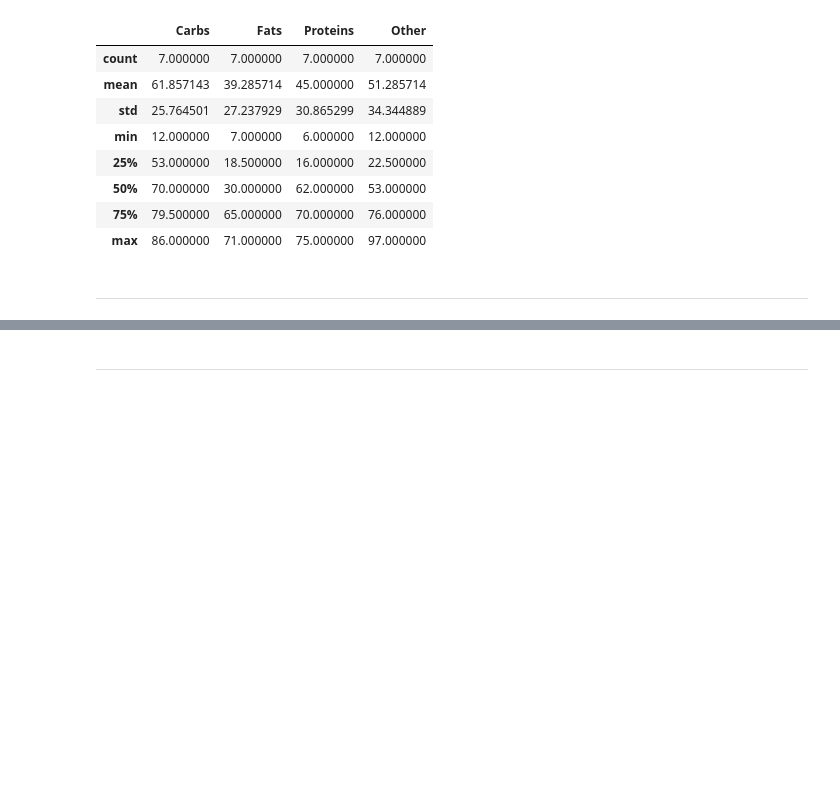
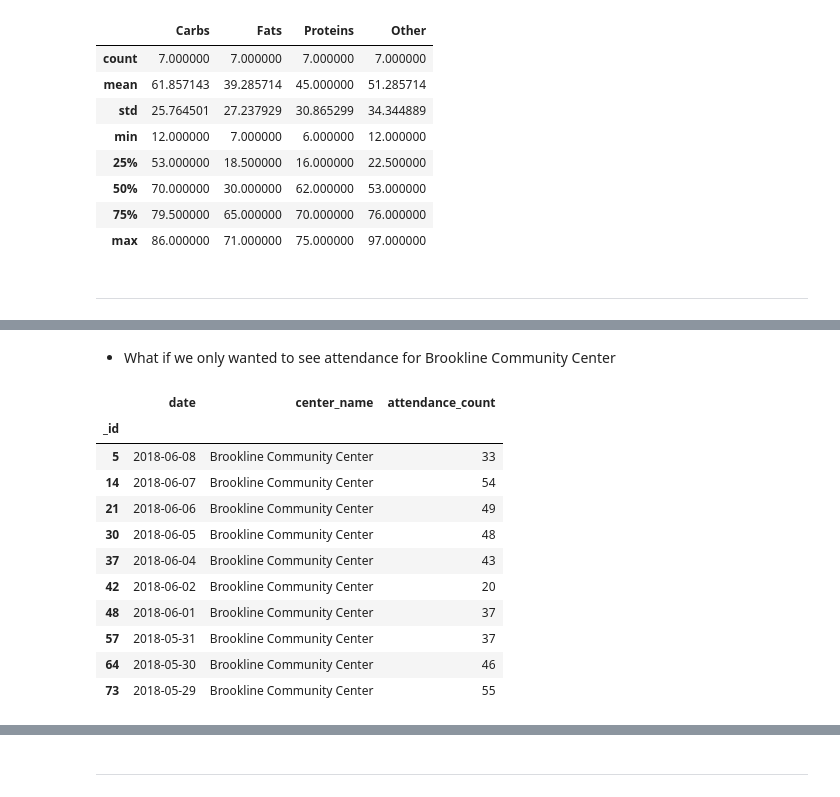
Before and after one commit to RCEatPitt/data-basics-summer-2018, a Jupyter notebook: day-two-pandas/introduction-to-pandas.ipynb, the cells around one changed output, grey strips where cells are left out. Saved outputs shown, nothing was run; the diff lists cells and outputs as text; code cells hidden in the pictures; blank space fills up the shorter version.

```diff
--- a/day-two-pandas/introduction-to-pandas.ipynb
+++ b/day-two-pandas/introduction-to-pandas.ipynb
@@ -798,0 +998,21 @@ df2.describe()
+# %% [markdown]
+* What if we only wanted to see attendance for Brookline Community Center
+# %%
+query = center_attendance_pandas["center_name"] == "Brookline Community Center"
+
+brookline_center_attendance = center_attendance_pandas[query]
+
+brookline_center_attendance.head(10)
+# %% [output]
+|  | date | center_name | attendance_count |
+| _id |  |  |  |
+| 5 | 2018-06-08 | Brookline Community Center | 33 |
+| 14 | 2018-06-07 | Brookline Community Center | 54 |
+| 21 | 2018-06-06 | Brookline Community Center | 49 |
+| 30 | 2018-06-05 | Brookline Community Center | 48 |
+| 37 | 2018-06-04 | Brookline Community Center | 43 |
+| 42 | 2018-06-02 | Brookline Community Center | 20 |
+| 48 | 2018-06-01 | Brookline Community Center | 37 |
+| 57 | 2018-05-31 | Brookline Community Center | 37 |
+| 64 | 2018-05-30 | Brookline Community Center | 46 |
+| 73 | 2018-05-29 | Brookline Community Center | 55 |
```
Also changed, not shown: parts of 87 cells of this notebook, 4 other files.
